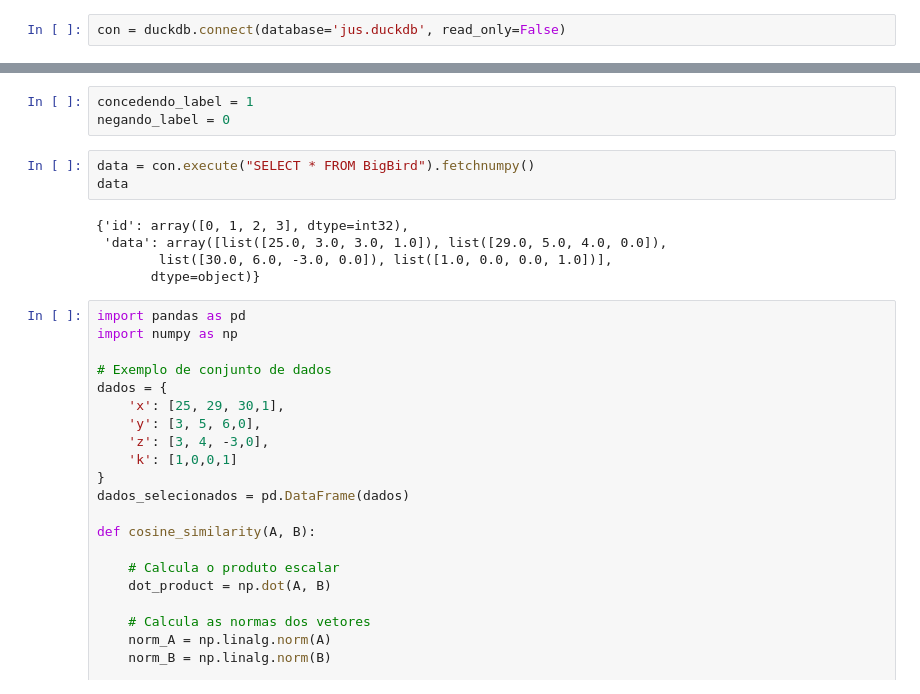
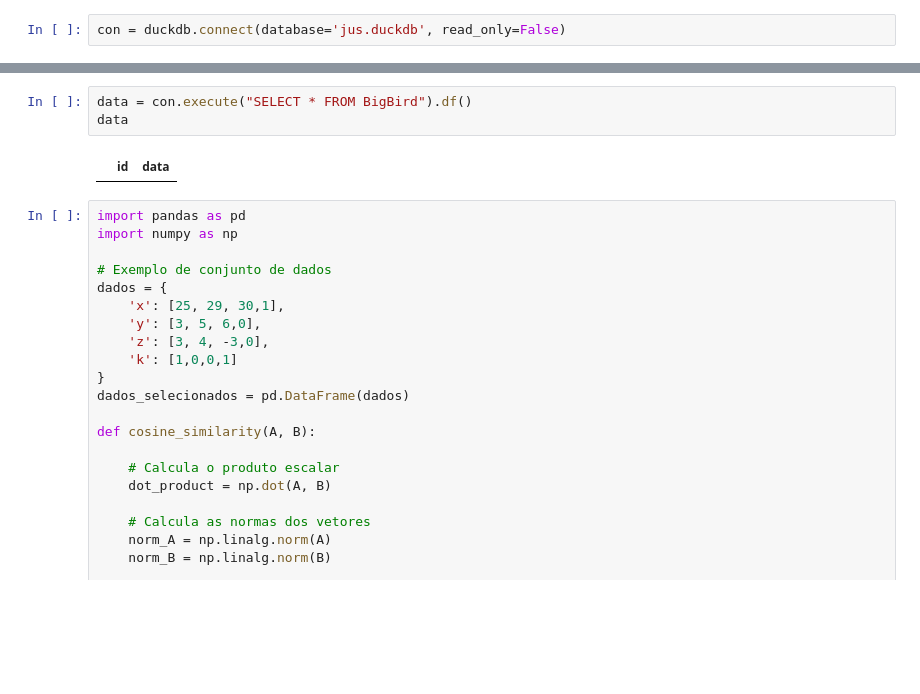
Before and after one commit to jadsongmatos/demostenes-ai, a Jupyter notebook: query_cosine_similarity.ipynb, the cells around one changed output, grey strips where cells are left out. Cells and saved outputs as stored; diff of their text form; blank space fills up the shorter version.

```diff
--- a/query_cosine_similarity.ipynb
+++ b/query_cosine_similarity.ipynb
@@ -18,14 +13,8 @@ CatalogException: Catalog Error: Table with name "BigBird_norm" already exists!
-# %%
-concedendo_label = 1
-negando_label = 0
 # %%
-data = con.execute("SELECT * FROM BigBird").fetchnumpy()
+data = con.execute("SELECT * FROM BigBird").df()
 data
 # %% [output]
-{'id': array([0, 1, 2, 3], dtype=int32),
- 'data': array([list([25.0, 3.0, 3.0, 1.0]), list([29.0, 5.0, 4.0, 0.0]),
-        list([30.0, 6.0, -3.0, 0.0]), list([1.0, 0.0, 0.0, 1.0])],
-       dtype=object)}
+|  | id | data |
 # %%
 import pandas as pd
 import numpy as np
```
Also changed, not shown: parts of 17 cells of this notebook, 4 other files.
